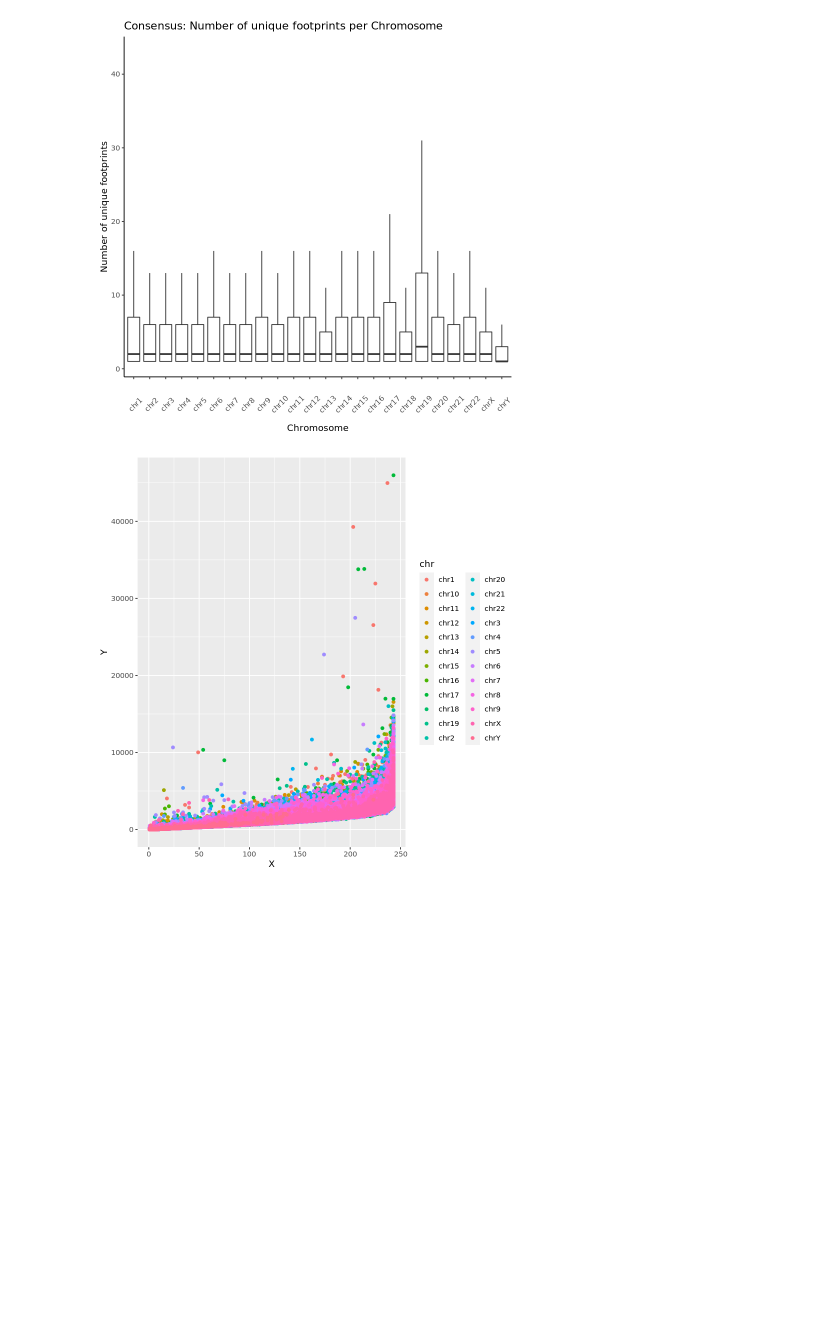
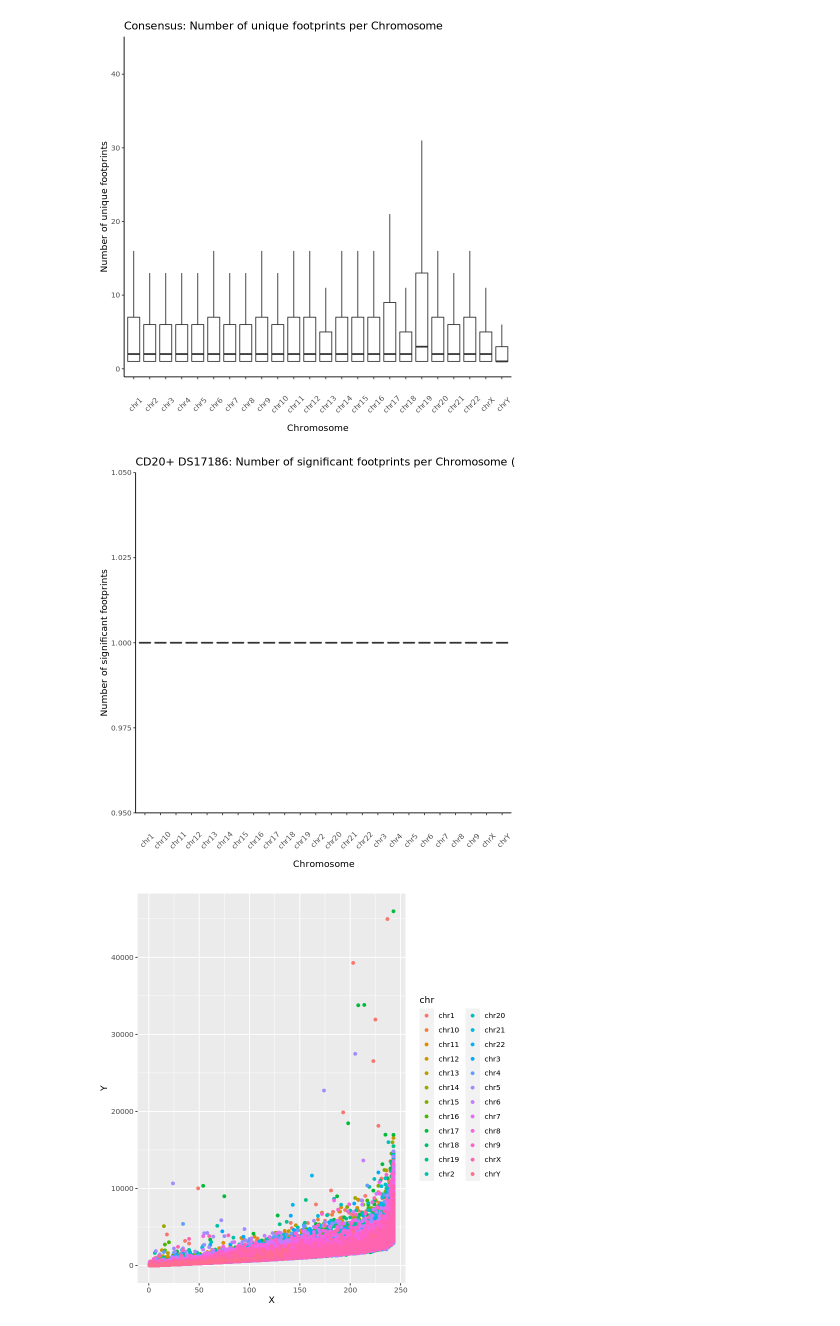
Before and after one commit to apblair/human-TF-footprinting, a Jupyter notebook: Notebooks/ConsensusTF-PermutationAnalysis.ipynb, the cells around one changed output. Saved outputs shown, nothing was run; the diff lists cells and outputs as text; code cells hidden in the pictures; blank space fills up the shorter version.

Commit message:
Number of footprints per chr for CD20

```diff
--- a/Notebooks/ConsensusTF-PermutationAnalysis.ipynb
+++ b/Notebooks/ConsensusTF-PermutationAnalysis.ipynb
@@ -141,13 +185,14 @@ avg_numsamples_per_chr_df <- data.frame(avg_numsamples_per_chr)
 # %%
-consensus_boxplot_df <- data.frame(X=consensus_bed@seqnames,Y=consensus_bed$V6)
-rename.chr <- paste(rep('chr',24),seq(1, 24, by=1),sep='')
-rename.chr[[24]] <- 'chrY'
-rename.chr[[23]] <- 'chrX'
-consensus_boxplot_df$X <- factor(consensus_boxplot_df$X, levels=rename.chr)
-
-ggplot(consensus_boxplot_df, aes(x=X, y=Y)) +
-geom_boxplot(outlier.shape = NA) + coord_cartesian(ylim = quantile(consensus_boxplot_df$Y, c(0.01, .94))) +
-theme(axis.text.x=element_text(angle=45,margin = margin(1, unit = "cm"),vjust =1)) +
-theme(panel.grid.major = element_blank(), panel.grid.minor = element_blank(),
-panel.background = element_blank(), axis.line = element_line(colour = "black")) +
-labs(title="Consensus: Number of Samples per Chromosome",x="Chromosome", y = "Number of Samples")
+dhs.boxplot <- function(boxplot_df,
+                       title,
+                       x_label,
+                       y_label){
+    ggplot(boxplot_df, aes(x=X, y=Y)) +
+    geom_boxplot(outlier.shape = NA) + coord_cartesian(ylim = quantile(boxplot_df$Y, c(0.01, .94))) +
+    theme(axis.text.x=element_text(angle=45,margin = margin(1, unit = "cm"),vjust =1)) +
+    theme(panel.grid.major = element_blank(), panel.grid.minor = element_blank(),
+          panel.background = element_blank(), axis.line = element_line(colour = "black")) +
+    labs(title=title,
+         x=x_label,
+         y=y_label)
+}
@@ -190,3 +254,13 @@ labs(title="Consensus: Number of unique footprints per Chromosome",
+# %%
+cd20_beds[['cd20_0.05']]$V6 <- as.integer(1)
+cd20_boxplot_df <- data.frame(X=cd20_beds[['cd20_0.05']]@seqnames,Y=cd20_beds[['cd20_0.05']]$V6)
+# %%
+dhs.boxplot(cd20_boxplot_df,
+            "CD20+ DS17186: Number of significant footprints per Chromosome (FDR <= 0.05)",
+            "Chromosome",
+            "Number of significant footprints")
+# %% [output]
+[figure, added]
 # %%
 q=GRanges(seqnames="chr19",
           ranges=IRanges(start = 48364000, end = 48364600))
```
Also changed, not shown: parts of 10 cells of this notebook.
